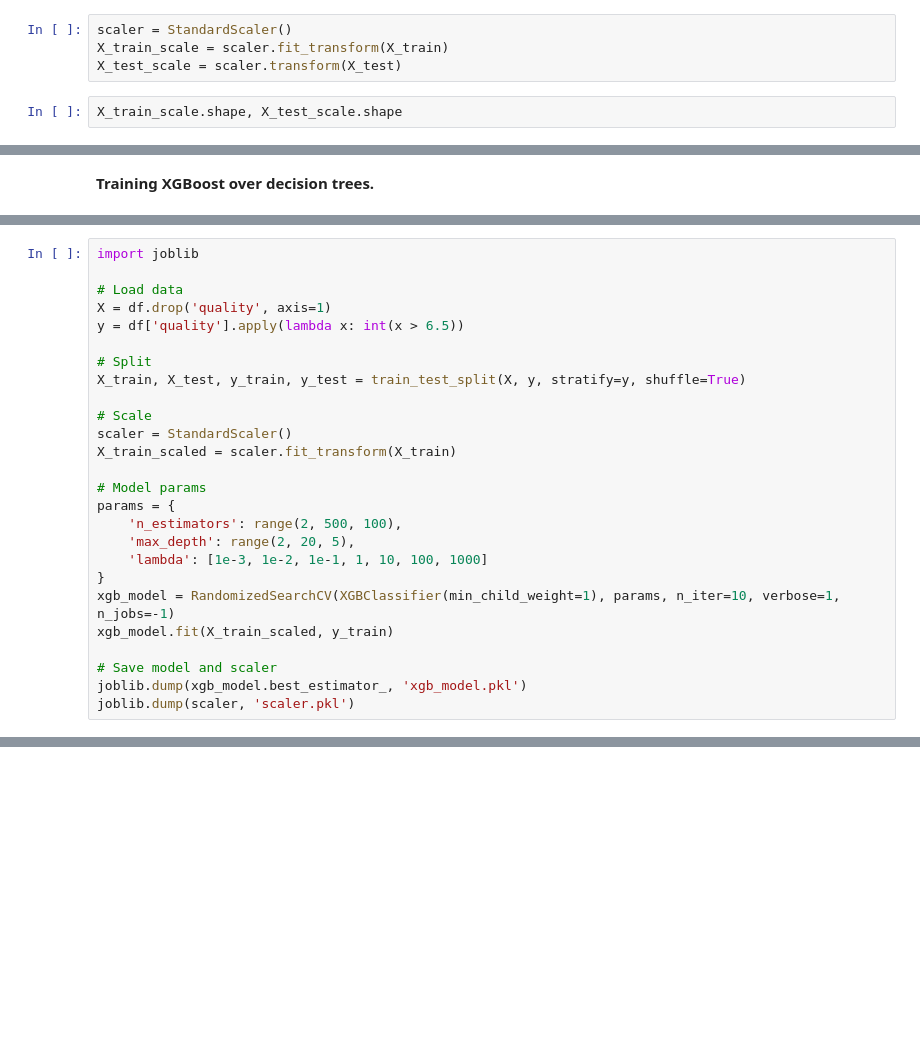
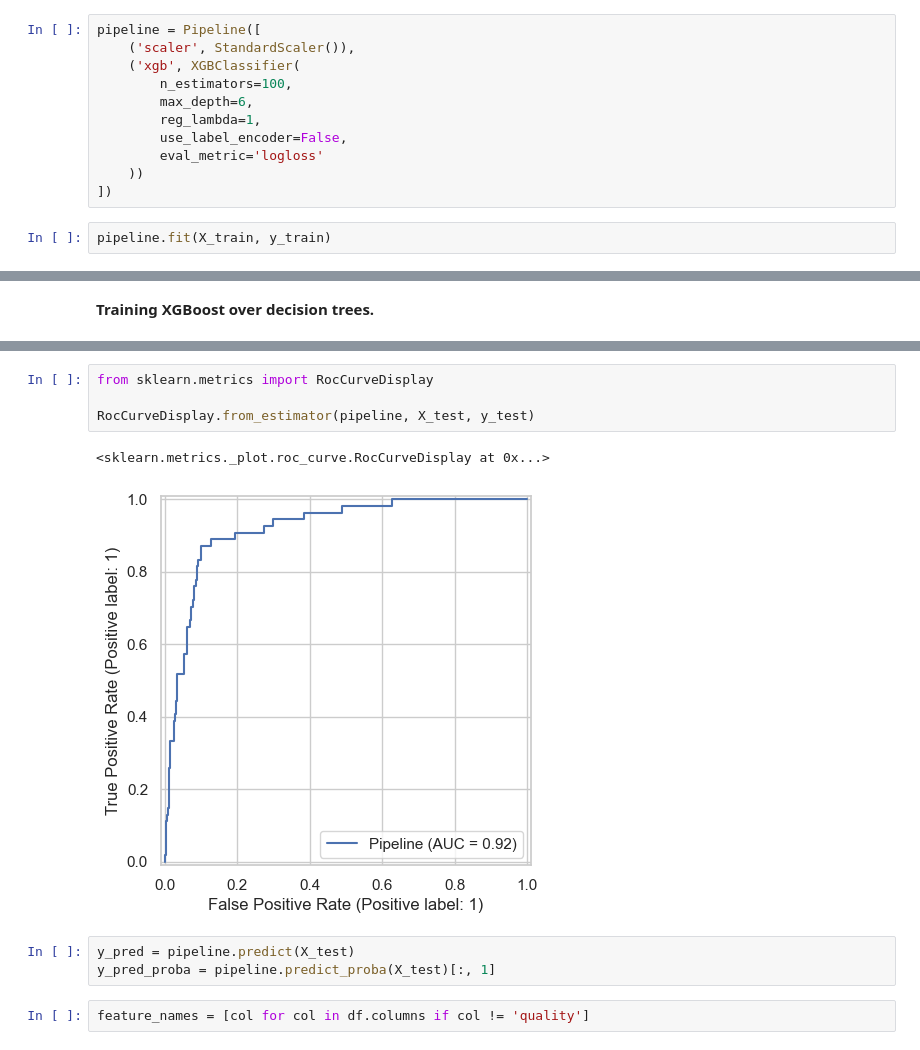
Before and after one commit to SherinDZerogithub/ML-Wine-Predicting-Model-CS1, a Jupyter notebook: wine_quality_predicting_model/notebooks/FC211017_ChamodiThennakon/xgboost.ipynb, the cells around one changed output, grey strips where cells are left out. Drawn from its saved outputs; the diff is of its cells as text; blank space fills up the shorter version.

```diff
--- a/wine_quality_predicting_model/notebooks/FC211017_ChamodiThennakon/xgboost.ipynb
+++ b/wine_quality_predicting_model/notebooks/FC211017_ChamodiThennakon/xgboost.ipynb
@@ -158,7 +166,14 @@ y_train.sum(), y_test.sum(), y.sum()
 # %%
-scaler = StandardScaler()
-X_train_scale = scaler.fit_transform(X_train)
-X_test_scale = scaler.transform(X_test)
+pipeline = Pipeline([
+    ('scaler', StandardScaler()),
+    ('xgb', XGBClassifier(
+        n_estimators=100,
+        max_depth=6,
+        reg_lambda=1,
+        use_label_encoder=False,
+        eval_metric='logloss'
+    ))
+])
 # %%
-X_train_scale.shape, X_test_scale.shape
+pipeline.fit(X_train, y_train)
 # %% [output]
@@ -232,26 +208,0 @@ RocCurveDisplay.from_estimator(xg_clf.best_estimator_, X_test, y_test);
-# %%
-import joblib
-
-# Load data
-X = df.drop('quality', axis=1)
-y = df['quality'].apply(lambda x: int(x > 6.5))
-
-# Split
-X_train, X_test, y_train, y_test = train_test_split(X, y, stratify=y, shuffle=True)
-
-# Scale
-scaler = StandardScaler()
-X_train_scaled = scaler.fit_transform(X_train)
-
-# Model params
-params = {
-    'n_estimators': range(2, 500, 100),
-    'max_depth': range(2, 20, 5),
-    'lambda': [1e-3, 1e-2, 1e-1, 1, 10, 100, 1000]
-}
-xgb_model = RandomizedSearchCV(XGBClassifier(min_child_weight=1), params, n_iter=10, verbose=1, n_jobs=-1)
-xgb_model.fit(X_train_scaled, y_train)
-
-# Save model and scaler
-joblib.dump(xgb_model.best_estimator_, 'xgb_model.pkl')
-joblib.dump(scaler, 'scaler.pkl')
@@ -278,0 +209,12 @@ for row in range(4):
+# %%
+from sklearn.metrics import RocCurveDisplay
+
+RocCurveDisplay.from_estimator(pipeline, X_test, y_test)
+# %% [output]
+<sklearn.metrics._plot.roc_curve.RocCurveDisplay at 0x...>
+[figure, added]
+# %%
+y_pred = pipeline.predict(X_test)
+y_pred_proba = pipeline.predict_proba(X_test)[:, 1]
+# %%
+feature_names = [col for col in df.columns if col != 'quality']
```
Also changed, not shown: parts of 19 cells of this notebook, 4 other files.
